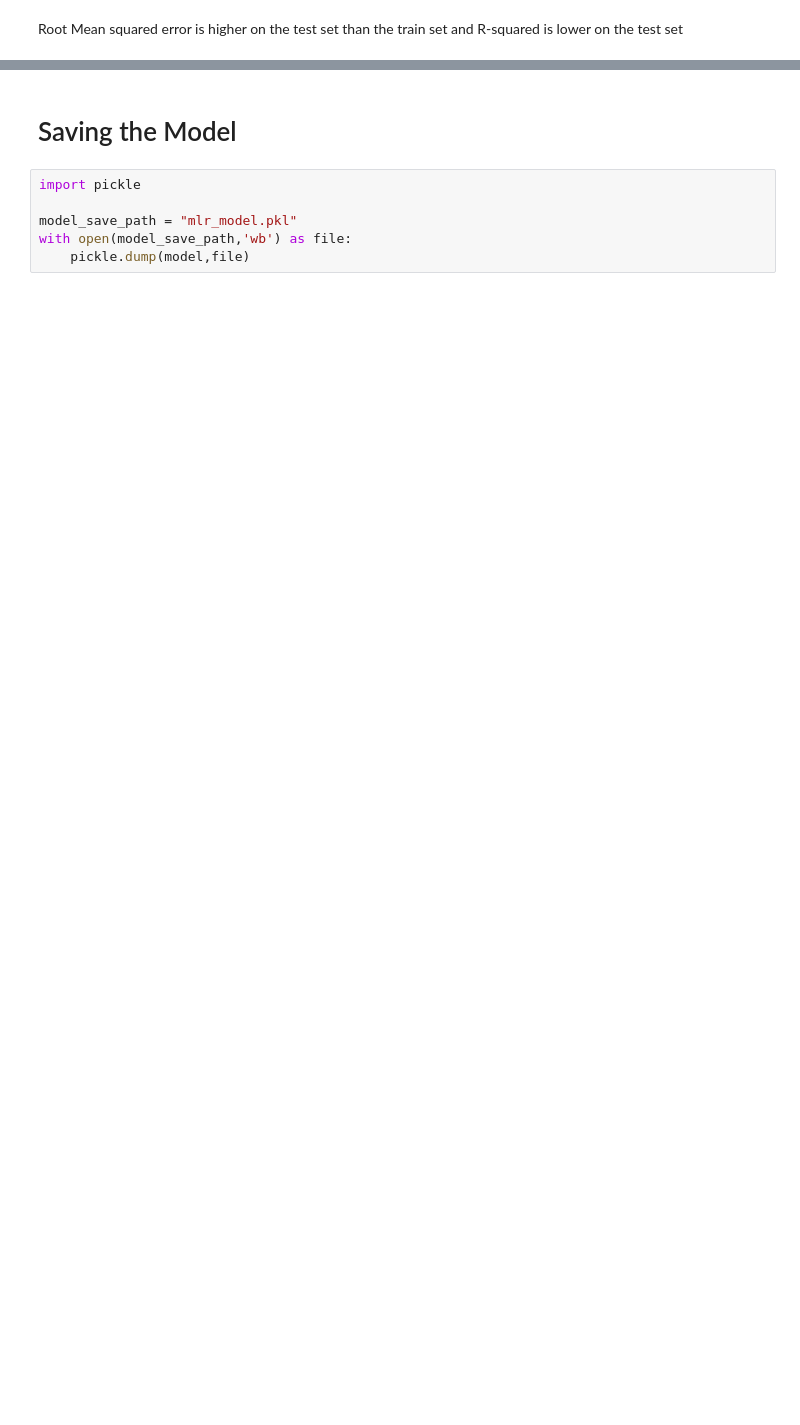
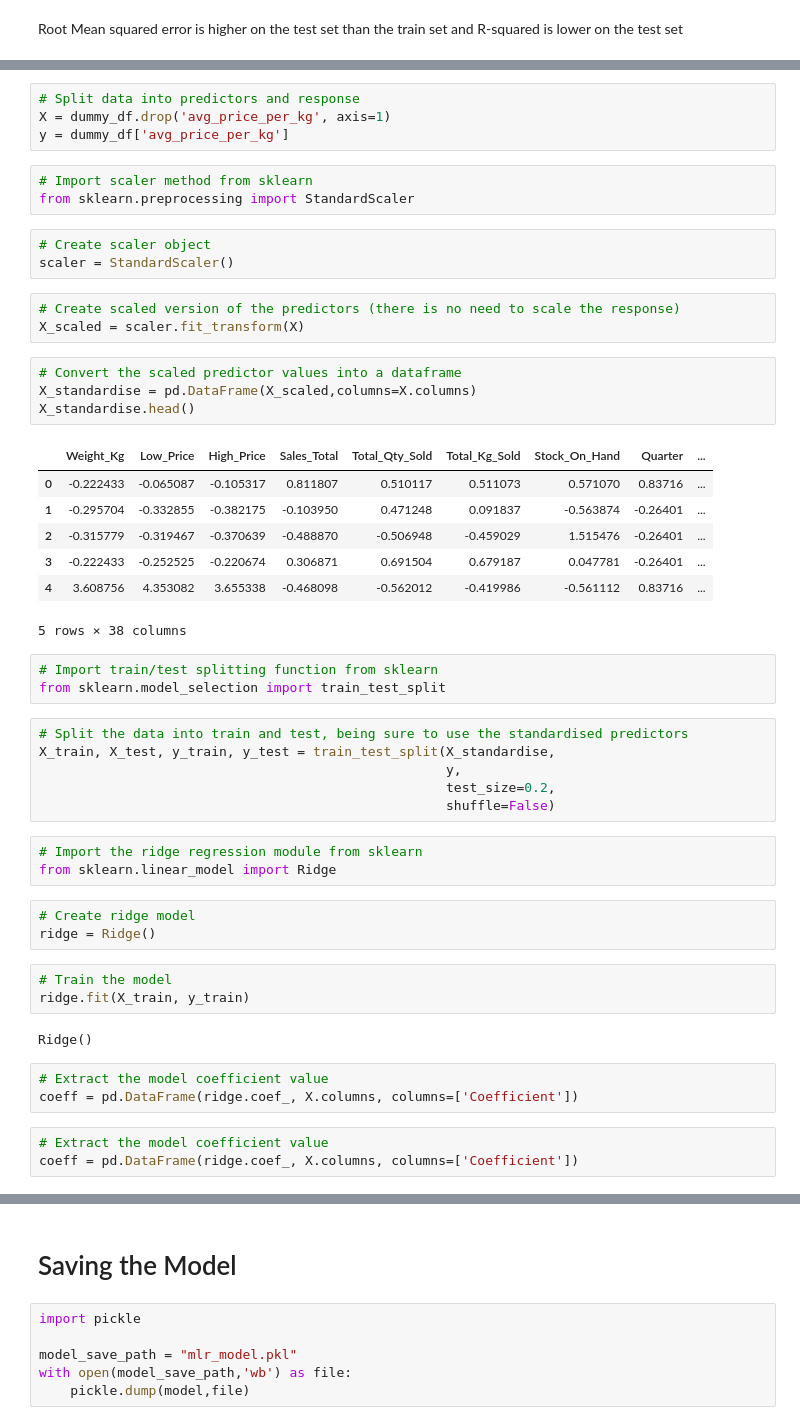
Before and after one commit to BigguyFM32/Regression-Team-TS1, a Jupyter notebook: Regression Team 1 Notebook.ipynb, the cells around one changed output, grey strips where cells are left out. Saved outputs shown, nothing was run; the diff lists cells and outputs as text; blank space fills up the shorter version.

```diff
--- a/Regression Team 1 Notebook.ipynb
+++ b/Regression Team 1 Notebook.ipynb
@@ -713,0 +729,51 @@ Root Mean squared error is higher on the test set than the train set and R-squar
+# %%
+# Split data into predictors and response
+X = dummy_df.drop('avg_price_per_kg', axis=1)
+y = dummy_df['avg_price_per_kg']
+# %%
+# Import scaler method from sklearn
+from sklearn.preprocessing import StandardScaler
+# %%
+# Create scaler object
+scaler = StandardScaler()
+# %%
+# Create scaled version of the predictors (there is no need to scale the response)
+X_scaled = scaler.fit_transform(X)
+# %%
+# Convert the scaled predictor values into a dataframe
+X_standardise = pd.DataFrame(X_scaled,columns=X.columns)
+X_standardise.head()
+# %% [output]
+|  | Weight_Kg | Low_Price | High_Price | Sales_Total | Total_Qty_Sold | Total_Kg_Sold | Stock_On_Hand | Quarter | ... |
+| 0 | -0.222433 | -0.065087 | -0.105317 | 0.811807 | 0.510117 | 0.511073 | 0.571070 | 0.83716 | ... |
+| 1 | -0.295704 | -0.332855 | -0.382175 | -0.103950 | 0.471248 | 0.091837 | -0.563874 | -0.26401 | ... |
+| 2 | -0.315779 | -0.319467 | -0.370639 | -0.488870 | -0.506948 | -0.459029 | 1.515476 | -0.26401 | ... |
+| 3 | -0.222433 | -0.252525 | -0.220674 | 0.306871 | 0.691504 | 0.679187 | 0.047781 | -0.26401 | ... |
+| 4 | 3.608756 | 4.353082 | 3.655338 | -0.468098 | -0.562012 | -0.419986 | -0.561112 | 0.83716 | ... |
+5 rows × 38 columns
+# %%
+# Import train/test splitting function from sklearn
+from sklearn.model_selection import train_test_split
+# %%
+# Split the data into train and test, being sure to use the standardised predictors
+X_train, X_test, y_train, y_test = train_test_split(X_standardise,
+                                                    y,
+                                                    test_size=0.2,
+                                                    shuffle=False)
+# %%
+# Import the ridge regression module from sklearn
+from sklearn.linear_model import Ridge
+# %%
+# Create ridge model
+ridge = Ridge()
+# %%
+# Train the model
+ridge.fit(X_train, y_train)
+# %% [output]
+Ridge()
+# %%
+# Extract the model coefficient value
+coeff = pd.DataFrame(ridge.coef_, X.columns, columns=['Coefficient'])
+# %%
+# Extract the model coefficient value
+coeff = pd.DataFrame(ridge.coef_, X.columns, columns=['Coefficient'])
```
Also changed, not shown: parts of 21 cells of this notebook.
